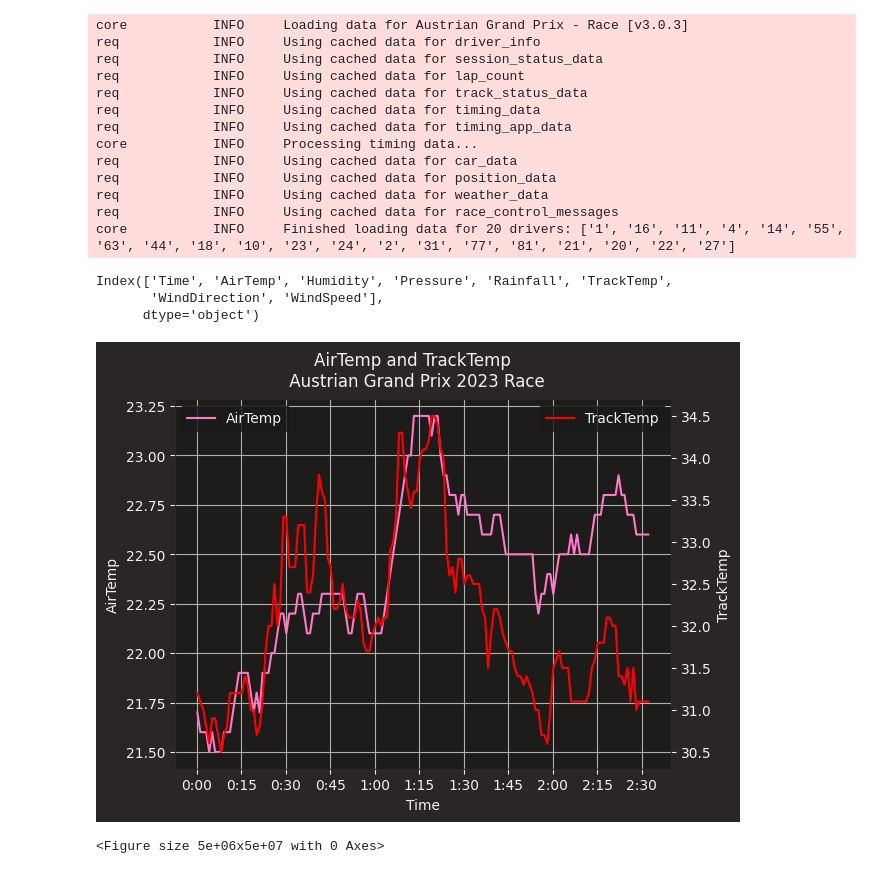
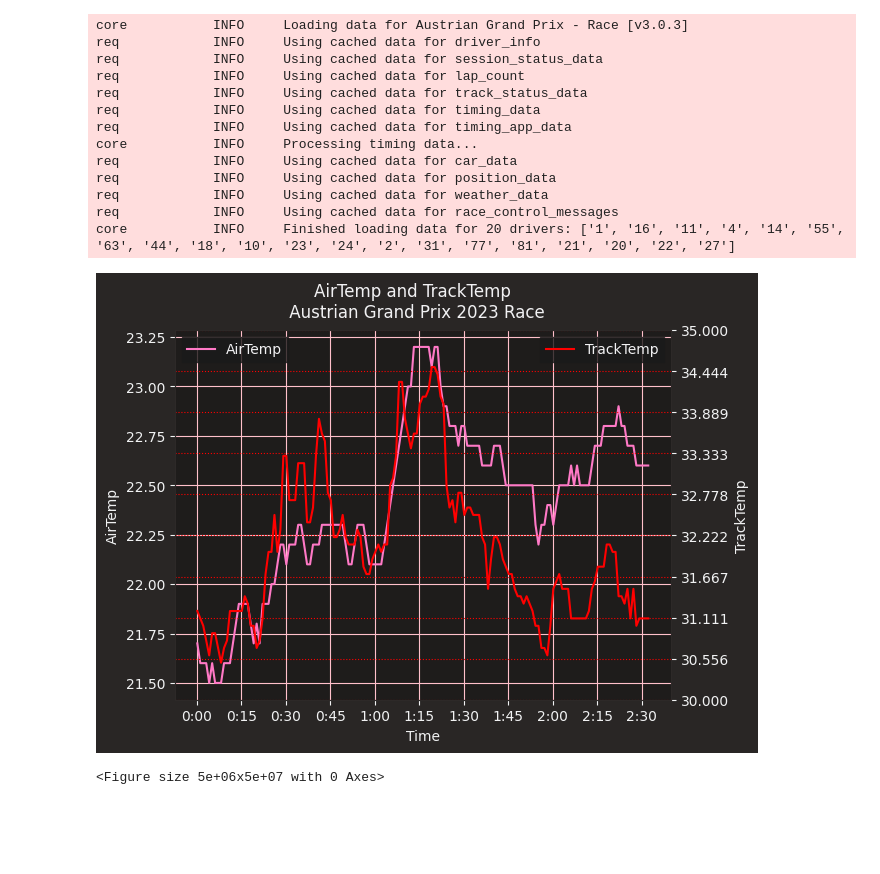
Before and after one commit to GakRop/f1_analysis, a Jupyter notebook: track_temperature_plot.ipynb, the cells around one changed output. Saved outputs shown, nothing was run; the diff lists cells and outputs as text; code cells hidden in the pictures; blank space fills up the shorter version.

```diff
--- a/track_temperature_plot.ipynb
+++ b/track_temperature_plot.ipynb
@@ -25,9 +28,3 @@ req            INFO     Using cached data for position_data
 req            INFO     Using cached data for weather_data
 req            INFO     Using cached data for race_control_messages
 core           INFO     Finished loading data for 20 drivers: ['1', '16', '11', '4', '14', '55', '63', '44', '18', '10', '23', '24', '2', '31', '77', '81', '21', '20', '22', '27']
-# %%
-session.weather_data.columns
-# %% [output]
-Index(['Time', 'AirTemp', 'Humidity', 'Pressure', 'Rainfall', 'TrackTemp',
-       'WindDirection', 'WindSpeed'],
-      dtype='object')
@@ -40,31 +31,41 @@ session_name = "Race"
 # %%
-# Creating figure
-fig = plt.figure()
+def plot_trackTemp_and_airTemp(session, session_name):
+    session.weather_data.columns
+    y1 = session.weather_data.AirTemp
+    y2 = session.weather_data.TrackTemp
+    x = session.weather_data.Time
+    # Creating figure
+    fig = plt.figure()
 
-# Plotting dataset_2
-ax = fig.add_subplot(111)
-ax.plot(x, y1, '-', label='AirTemp')
+    # Plotting dataset_2
+    ax = fig.add_subplot(111)
+    ax.plot(x, y1, '-', label='AirTemp')
 
-# Creating Twin axes for dataset_1
-ax2 = ax.twinx()
-ax2.plot(x, y2, '-r', label='TrackTemp')
+    # Creating Twin axes for dataset_1
+    ax2 = ax.twinx()
+    ax2.plot(x, y2, '-r', label='TrackTemp')
 
-# Adding legend
-ax.legend(loc=2)
-ax2.legend(loc=0)
+    # Adding legend
+    ax.legend(loc=2)
+    ax2.legend(loc=0)
 
-# adding grid
-ax.grid()
+    ax2.set_yticks(np.linspace(ax2.get_yticks()[0], ax2.get_yticks()[-1], len(ax.get_yticks())))
 
-# Adding labels
-ax.set_xlabel("Time")
-ax.set_ylabel(r"AirTemp")
-ax2.set_ylabel(r"TrackTemp")
+    # adding grid
+    ax.grid(color="pink", linestyle="-")
+    ax2.grid(color="r", linestyle=":")
 
-# Show plot
-plt.suptitle(f"AirTemp and TrackTemp \n "f"{session.event['EventName']} {session.event.year} {session_name}")
-plt.figure().set_size_inches(50000, 500000, forward=True)
-plt.show()
+    # Adding labels
+    ax.set_xlabel("Time")
+    ax.set_ylabel(r"AirTemp")
+    ax2.set_ylabel(r"TrackTemp")
+
+    # Show plot
+    plt.suptitle(f"AirTemp and TrackTemp \n "f"{session.event['EventName']} {session.event.year} {session_name}")
+    plt.figure().set_size_inches(50000, 500000, forward=True)
+    plt.show()
-# %% [output]
-[figure, removed]
-<Figure size 5e+06x5e+07 with 0 Axes>
+# %%
+plot_trackTemp_and_airTemp(session, "Race")
+# %% [output]
+[figure, added]
+<Figure size 5e+06x5e+07 with 0 Axes>
```
Also changed, not shown: parts of 4 cells of this notebook.
